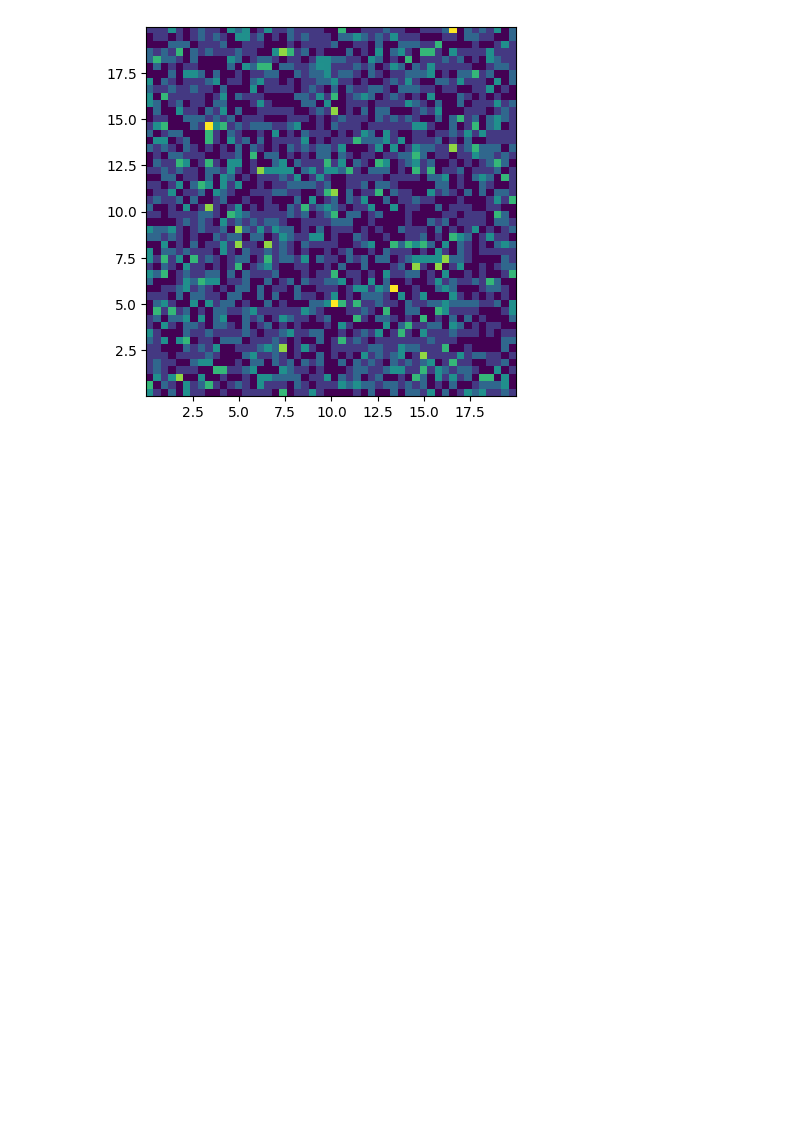
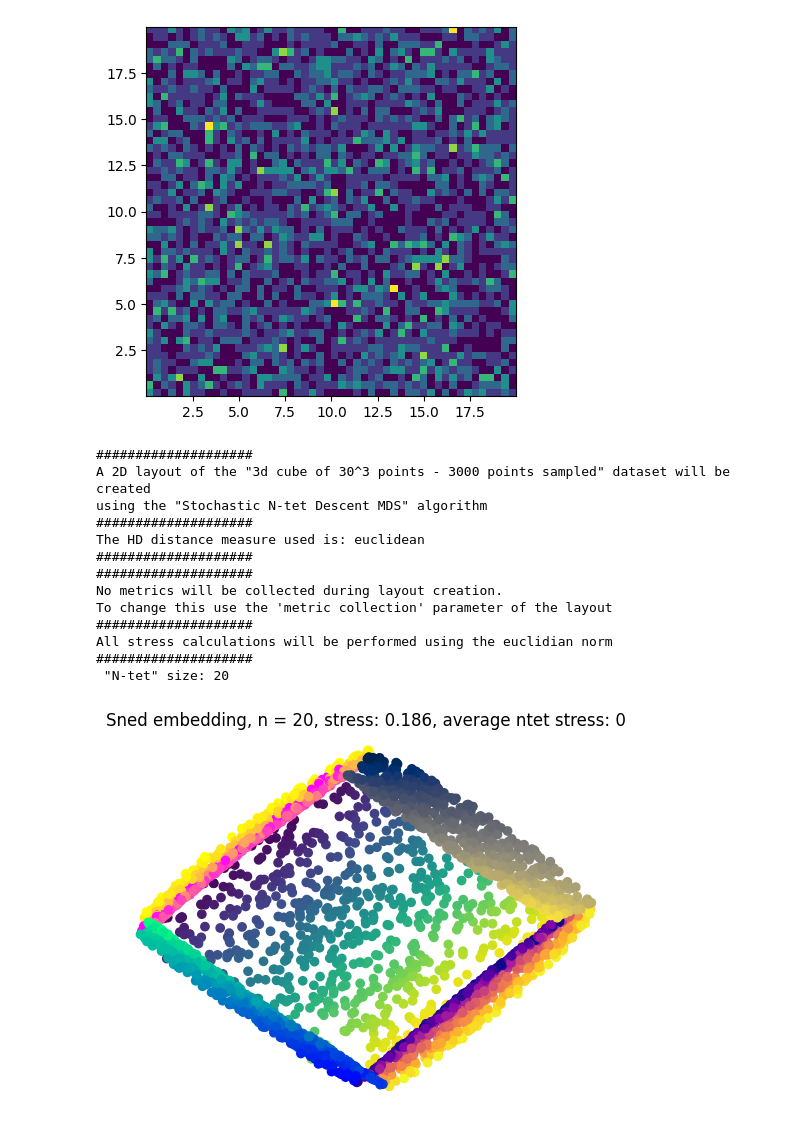
Before and after one commit to Jan961/2095736w, a Jupyter notebook: experiments/stochastic_ntet_descent/ntet.ipynb, the cells around one changed output. Saved outputs shown, nothing was run; the diff lists cells and outputs as text; code cells hidden in the pictures; blank space fills up the shorter version.

```diff
--- a/experiments/stochastic_ntet_descent/ntet.ipynb
+++ b/experiments/stochastic_ntet_descent/ntet.ipynb
@@ -126,3 +126,30 @@ print(f"Shannon entropy: {calculate_entropy(layout_snad_2,)}")
 # %% [output]
 Shannon entropy: 49.598783839551366
 [figure]
+# %%
+from sklearn.decomposition import PCA
+import numpy as np
+
+Xld = PCA(n_components=2, whiten=False, copy=True).fit_transform(dataset.data).astype(np.float64)
+Xld *= 10/np.std(Xld)
+
+sned = SNeD(dataset=dataset, ntet_size=20, initial_layout=Xld)
+layout_sned = LowDLayoutCreation().create_layout(sned, no_iters=1000, optional_metric_collection=None)
+stress = vectorised_stress(dataset.data, layout_sned.get_final_positions(), euclidean)
+cube.plot_2d(layout_sned, title=f"Sned embedding, n = {20}, stress: {stress:.3f},"
+                                f" average ntet stress: {sned.get_average_quartet_stress()}")
+# %% [output]
+####################
+A 2D layout of the "3d cube of 30^3 points - 3000 points sampled" dataset will be created
+using the "Stochastic N-tet Descent MDS" algorithm
+####################
+The HD distance measure used is: euclidean
+####################
+####################
+No metrics will be collected during layout creation.
+To change this use the 'metric collection' parameter of the layout
+####################
+All stress calculations will be performed using the euclidian norm
+####################
+ "N-tet" size: 20
+[figure, added]
```
Also changed, not shown: 14 other files.
